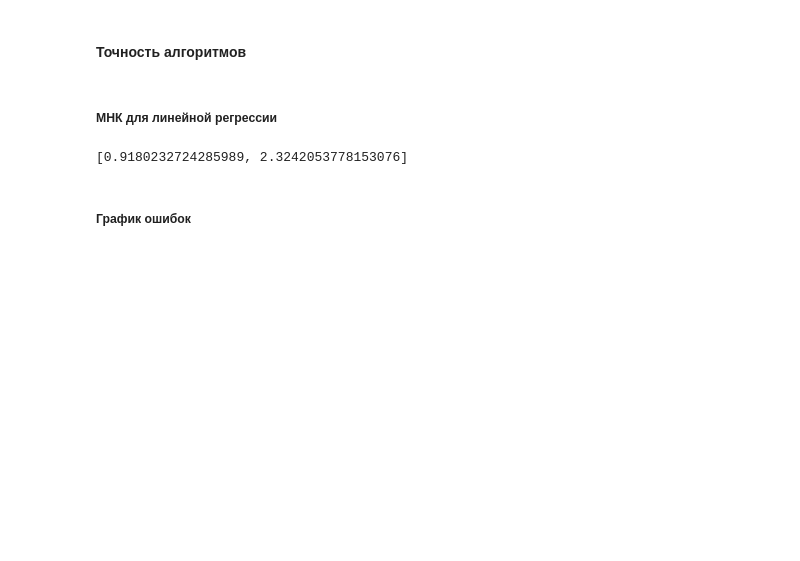
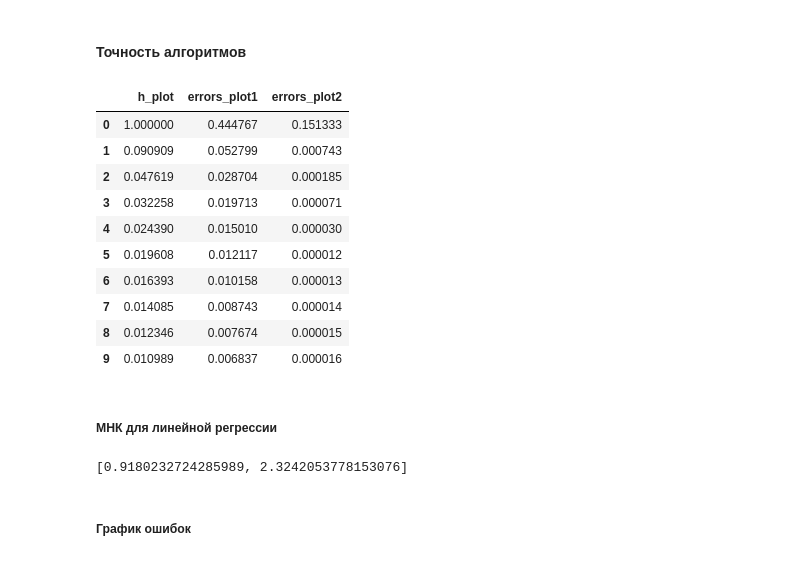
Before and after one commit to Shchetinnikov/Numerical_Methods, a Jupyter notebook: Lab6.ipynb, the cells around one changed output. Cells and saved outputs as stored; diff of their text form; code cells hidden in the pictures; blank space fills up the shorter version.

```diff
--- a/Lab6.ipynb
+++ b/Lab6.ipynb
@@ -228,6 +254,23 @@ for n in np.arange(node_min_count, node_max_count + 1, step=10):
     h_plot.append(h)
     errors_plot1.append(max_error1)
     errors_plot2.append(max_error2)
+# %%
+d = {'h_plot': h_plot, 'errors_plot1': errors_plot1, 'errors_plot2': errors_plot2}
+
+df = pd.DataFrame(d)
+df
+# %% [output]
+|  | h_plot | errors_plot1 | errors_plot2 |
+| 0 | 1.000000 | 0.444767 | 0.151333 |
+| 1 | 0.090909 | 0.052799 | 0.000743 |
+| 2 | 0.047619 | 0.028704 | 0.000185 |
+| 3 | 0.032258 | 0.019713 | 0.000071 |
+| 4 | 0.024390 | 0.015010 | 0.000030 |
+| 5 | 0.019608 | 0.012117 | 0.000012 |
+| 6 | 0.016393 | 0.010158 | 0.000013 |
+| 7 | 0.014085 | 0.008743 | 0.000014 |
+| 8 | 0.012346 | 0.007674 | 0.000015 |
+| 9 | 0.010989 | 0.006837 | 0.000016 |
 # %%
 ln_h_plot       = np.log(h_plot[:-3])
 ln_errors_plot1 = np.log(errors_plot1[:-3])
```
Also changed, not shown: parts of 10 cells of this notebook.
